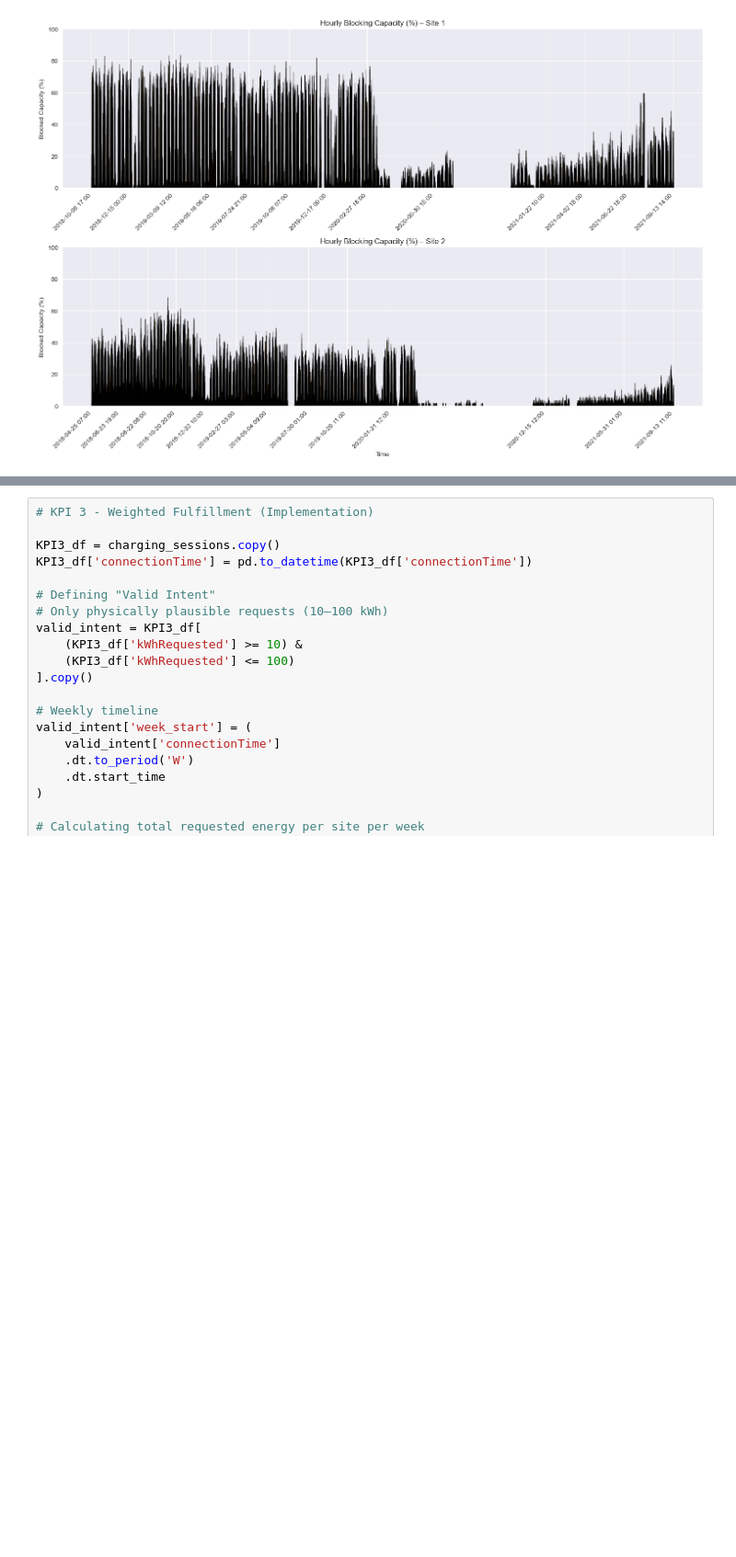
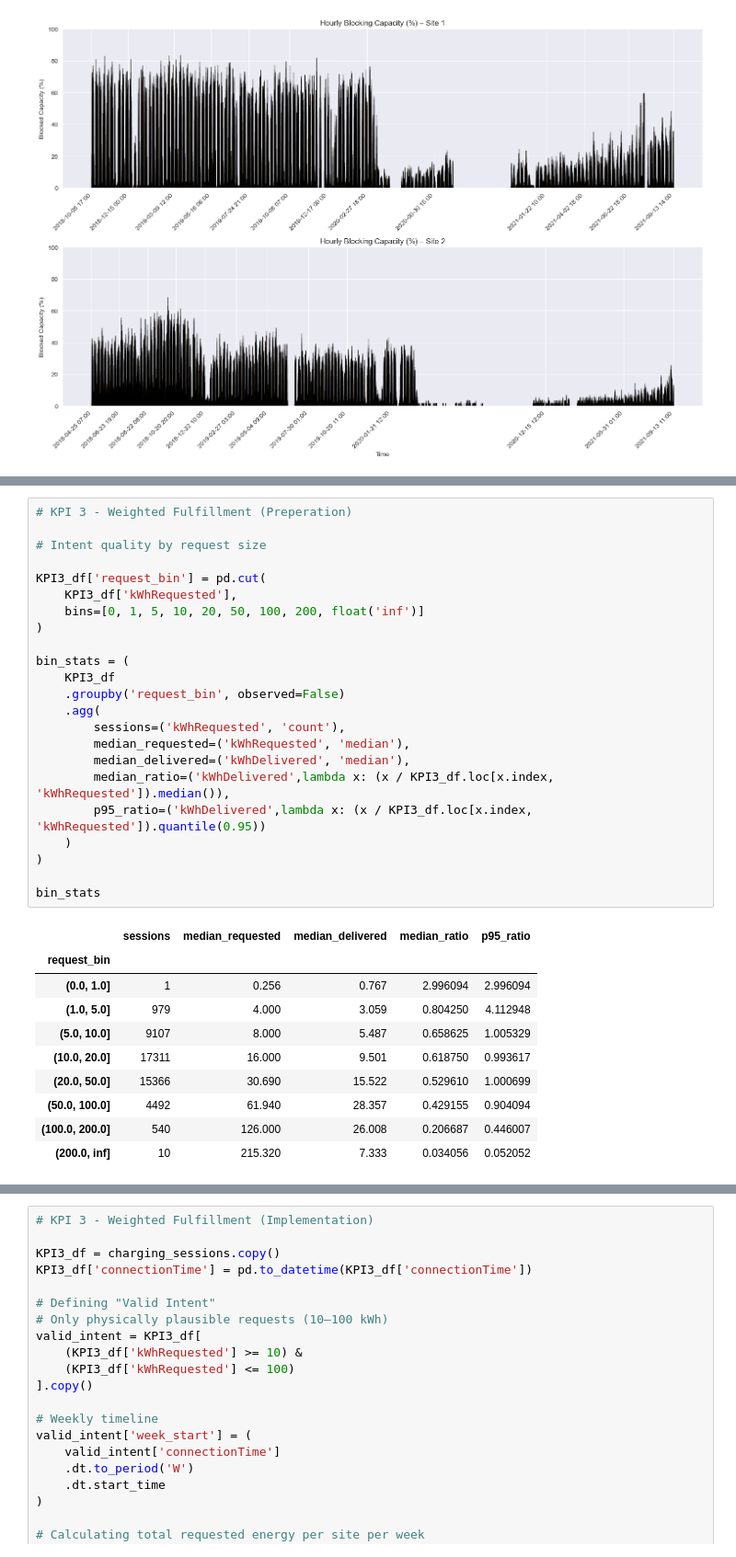
Before and after one commit to dfd0430/wiso, a Jupyter notebook: main.ipynb, the cells around one changed output, grey strips where cells are left out. Shown at 92% size. Cells and saved outputs as stored; diff of their text form; blank space fills up the shorter version.

```diff
--- a/main.ipynb
+++ b/main.ipynb
@@ -374,0 +408,34 @@ plt.show()
+# %%
+# KPI 3 - Weighted Fulfillment (Preperation)
+
+# Intent quality by request size
+
+KPI3_df['request_bin'] = pd.cut(
+    KPI3_df['kWhRequested'],
+    bins=[0, 1, 5, 10, 20, 50, 100, 200, float('inf')]
+)
+
+bin_stats = (
+    KPI3_df
+    .groupby('request_bin', observed=False)
+    .agg(
+        sessions=('kWhRequested', 'count'),
+        median_requested=('kWhRequested', 'median'),
+        median_delivered=('kWhDelivered', 'median'),
+        median_ratio=('kWhDelivered',lambda x: (x / KPI3_df.loc[x.index, 'kWhRequested']).median()),
+        p95_ratio=('kWhDelivered',lambda x: (x / KPI3_df.loc[x.index, 'kWhRequested']).quantile(0.95))
+    )
+)
+
+bin_stats
+# %% [output]
+|  | sessions | median_requested | median_delivered | median_ratio | p95_ratio |
+| request_bin |  |  |  |  |  |
+| (0.0, 1.0] | 1 | 0.256 | 0.767 | 2.996094 | 2.996094 |
+| (1.0, 5.0] | 979 | 4.000 | 3.059 | 0.804250 | 4.112948 |
+| (5.0, 10.0] | 9107 | 8.000 | 5.487 | 0.658625 | 1.005329 |
+| (10.0, 20.0] | 17311 | 16.000 | 9.501 | 0.618750 | 0.993617 |
+| (20.0, 50.0] | 15366 | 30.690 | 15.522 | 0.529610 | 1.000699 |
+| (50.0, 100.0] | 4492 | 61.940 | 28.357 | 0.429155 | 0.904094 |
+| (100.0, 200.0] | 540 | 126.000 | 26.008 | 0.206687 | 0.446007 |
+| (200.0, inf] | 10 | 215.320 | 7.333 | 0.034056 | 0.052052 |
```
Also changed, not shown: parts of 7 cells of this notebook.
